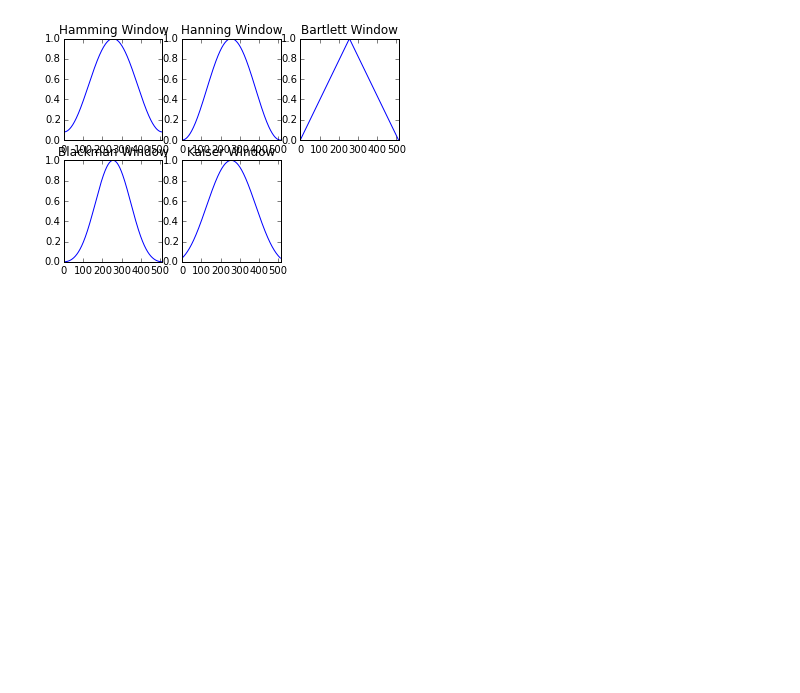
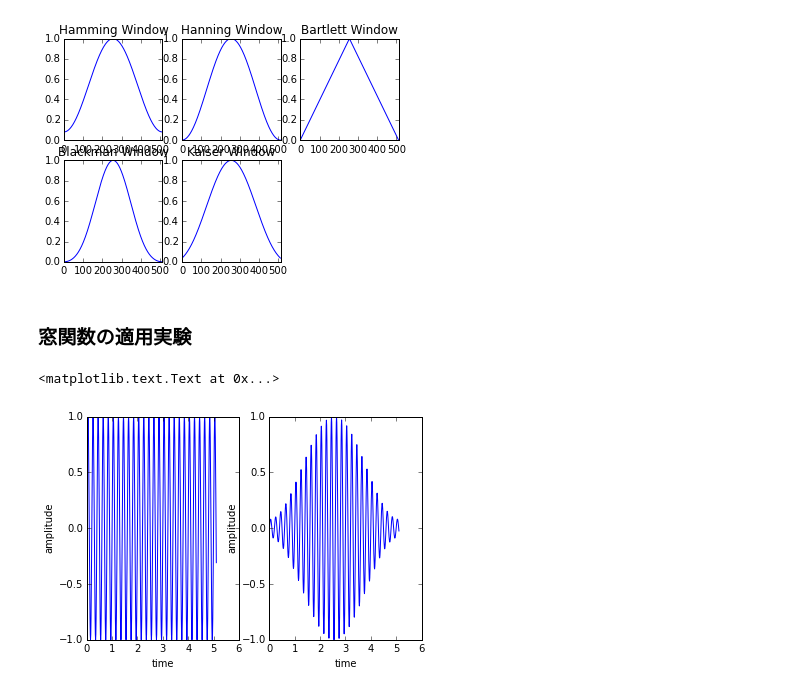
Before and after one commit to Accent-/signal-bootcamp, a Jupyter notebook: window_function.ipynb, the cells around one changed output. Cells and saved outputs as stored; diff of their text form; code cells hidden in the pictures; blank space fills up the shorter version.

```diff
--- a/window_function.ipynb
+++ b/window_function.ipynb
@@ -40,3 +40,30 @@ axis((0, N, 0, 1))
 show()
 # %% [output]
 [figure]
+# %% [markdown]
+### 窓関数の適用実験
+# %%
+# 設定
+N = 512
+dt = 0.01
+f = 10
+t = np.linspace(1, N, N) * dt - dt
+y = np.sin(np.pi * f * t)
+# %%
+# windowedでハミング窓を乗算
+original = y
+windowed = hamming_window * y
+# %%
+# 波形描画
+subplot(1,2,1)
+plot(t,original)
+xlabel("time")
+ylabel("amplitude")
+
+subplot(1,2,2)
+plot(t,windowed)
+xlabel("time")
+ylabel("amplitude")
+# %% [output]
+<matplotlib.text.Text at 0x...>
+[figure, added]
```
